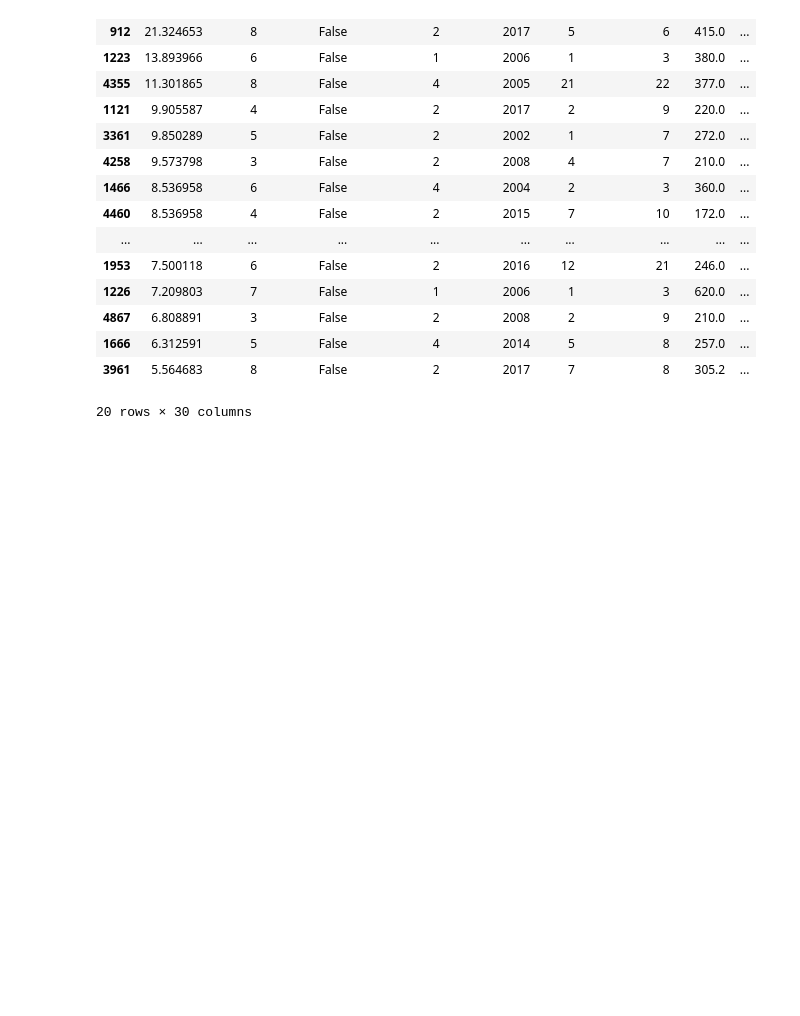
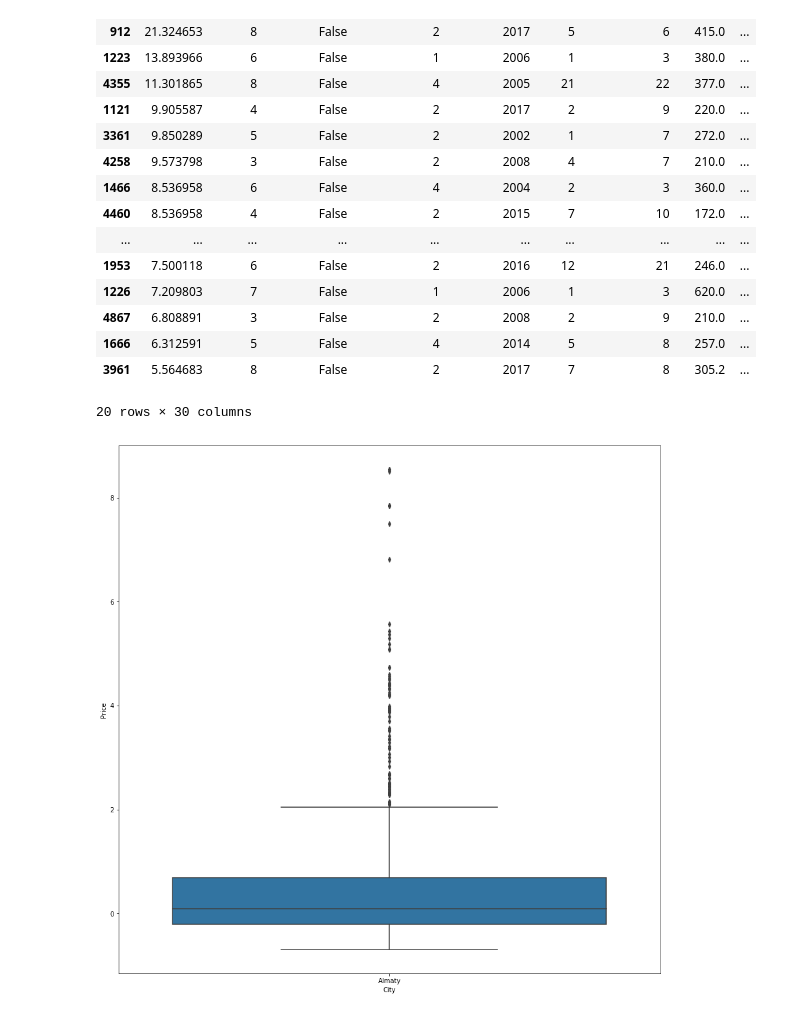
Before and after one commit to DimashOngda/KRISHA_Data_Analysis, a Jupyter notebook: KRISHA.ipynb, the cells around one changed output. Cells and saved outputs as stored; diff of their text form; code cells hidden in the pictures; blank space fills up the shorter version.

```diff
--- a/KRISHA.ipynb
+++ b/KRISHA.ipynb
@@ -607,0 +606,6 @@ df2 = df2.drop([4258,1226,4857,1666])
+# %%
+_ , axes = plt.subplots(1,1,sharey = True , figsize=(15,15))
+sns.boxplot(data=df2[df2['City'] == 'Almaty'] , x= 'City' , y = 'Price' , ax= axes);
+# sns.violinplot(data=df['Total intl calls'], ax=axes[1]);
+# %% [output]
+[figure, added]
```
Also changed, not shown: parts of 31 cells of this notebook.
